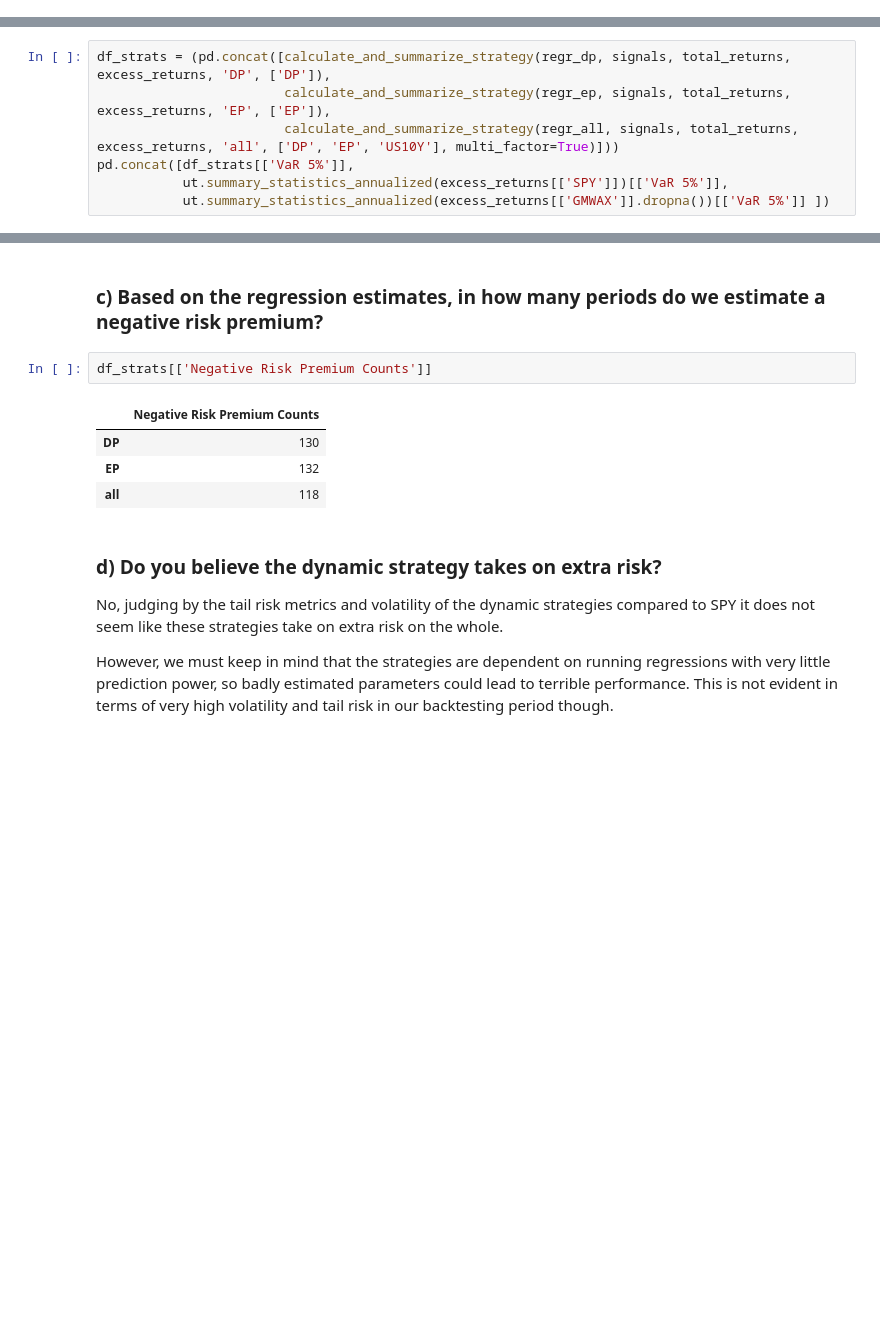
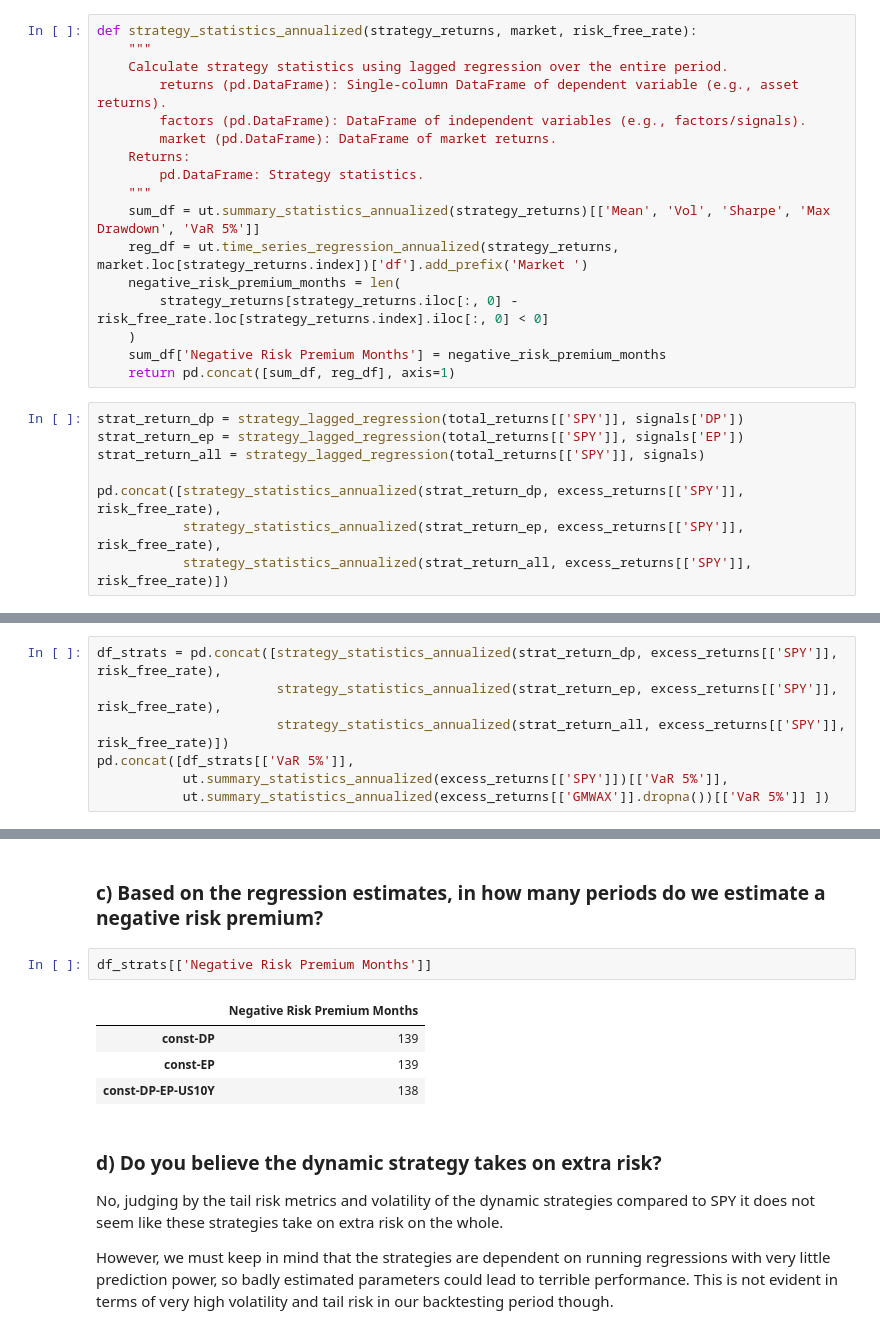
Before and after one commit to chew-in/Quantitative_Portfolio_Manager, a Jupyter notebook: homework/hw7_CY.ipynb, the cells around one changed output, grey strips where cells are left out. Drawn from its saved outputs; the diff is of its cells as text; blank space fills up the shorter version.

```diff
--- a/homework/hw7_CY.ipynb
+++ b/homework/hw7_CY.ipynb
@@ -317,0 +277,25 @@ def calculate_and_summarize_strategy(regr, signals, total_returns, excess_return
+# %%
+def strategy_statistics_annualized(strategy_returns, market, risk_free_rate):
+    """
+    Calculate strategy statistics using lagged regression over the entire period.
+        returns (pd.DataFrame): Single-column DataFrame of dependent variable (e.g., asset returns).
+        factors (pd.DataFrame): DataFrame of independent variables (e.g., factors/signals).
+        market (pd.DataFrame): DataFrame of market returns.
+    Returns:
+        pd.DataFrame: Strategy statistics.
+    """
+    sum_df = ut.summary_statistics_annualized(strategy_returns)[['Mean', 'Vol', 'Sharpe', 'Max Drawdown', 'VaR 5%']]
+    reg_df = ut.time_series_regression_annualized(strategy_returns, market.loc[strategy_returns.index])['df'].add_prefix('Market ')
+    negative_risk_premium_months = len(
+        strategy_returns[strategy_returns.iloc[:, 0] - risk_free_rate.loc[strategy_returns.index].iloc[:, 0] < 0]
+    )
+    sum_df['Negative Risk Premium Months'] = negative_risk_premium_months
+    return pd.concat([sum_df, reg_df], axis=1)
+# %%
+strat_return_dp = strategy_lagged_regression(total_returns[['SPY']], signals['DP'])
+strat_return_ep = strategy_lagged_regression(total_returns[['SPY']], signals['EP'])
+strat_return_all = strategy_lagged_regression(total_returns[['SPY']], signals)
+
+pd.concat([strategy_statistics_annualized(strat_return_dp, excess_returns[['SPY']], risk_free_rate),
+           strategy_statistics_annualized(strat_return_ep, excess_returns[['SPY']], risk_free_rate),
+           strategy_statistics_annualized(strat_return_all, excess_returns[['SPY']], risk_free_rate)])
@@ -320,9 +309,9 @@ def calculate_and_summarize_strategy(regr, signals, total_returns, excess_return
 # %% [markdown]
 ### a) For both strategies, the market, and GMO, calculate the monthly VaR for $\pi=.05$. Just use the quantile of the historic data for this VaR calculation.
 # %%
-df_strats = (pd.concat([calculate_and_summarize_strategy(regr_dp, signals, total_returns, excess_returns, 'DP', ['DP']),
-                        calculate_and_summarize_strategy(regr_ep, signals, total_returns, excess_returns, 'EP', ['EP']),
-                        calculate_and_summarize_strategy(regr_all, signals, total_returns, excess_returns, 'all', ['DP', 'EP', 'US10Y'], multi_factor=True)]))
+df_strats = pd.concat([strategy_statistics_annualized(strat_return_dp, excess_returns[['SPY']], risk_free_rate),
+                       strategy_statistics_annualized(strat_return_ep, excess_returns[['SPY']], risk_free_rate),
+                       strategy_statistics_annualized(strat_return_all, excess_returns[['SPY']], risk_free_rate)])
 pd.concat([df_strats[['VaR 5%']],
            ut.summary_statistics_annualized(excess_returns[['SPY']])[['VaR 5%']],
            ut.summary_statistics_annualized(excess_returns[['GMWAX']].dropna())[['VaR 5%']] ])
@@ -353,12 +338,12 @@ All dynamic portfolios outperform the risk-free rate.
 # %% [markdown]
 ### c) Based on the regression estimates, in how many periods do we estimate a negative risk premium?
 # %%
-df_strats[['Negative Risk Premium Counts']]
+df_strats[['Negative Risk Premium Months']]
 # %% [output]
-|  | Negative Risk Premium Counts |
-| DP | 130 |
-| EP | 132 |
-| all | 118 |
+|  | Negative Risk Premium Months |
+| const-DP | 139 |
+| const-EP | 139 |
+| const-DP-EP-US10Y | 138 |
 # %% [markdown]
 ### d) Do you believe the dynamic strategy takes on extra risk?
 
```
Also changed, not shown: parts of 15 cells of this notebook, 1 other file.
